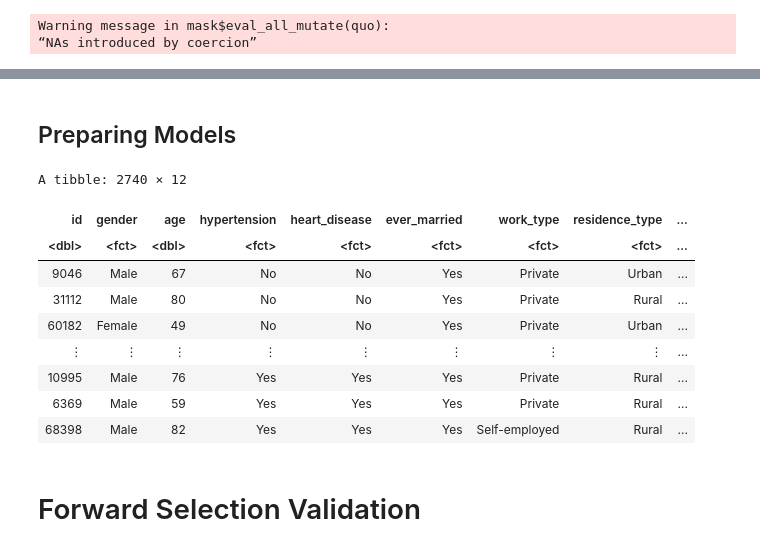
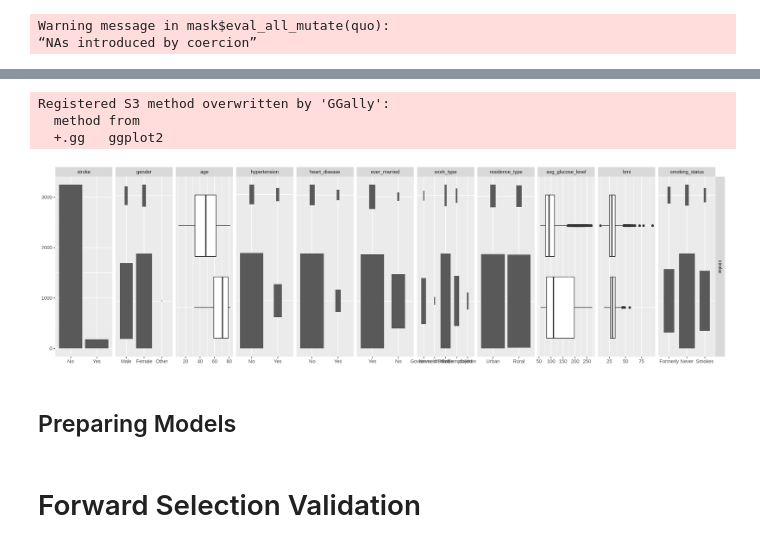
Before and after one commit to 21chanas3/dsci100-group73, a Jupyter notebook: main.ipynb, the cells around one changed output, grey strips where cells are left out. Cells and saved outputs as stored; diff of their text form; code cells hidden in the pictures.

```diff
--- a/main.ipynb
+++ b/main.ipynb
@@ -204,18 +206,23 @@ stroke_prelim_vis
+# %%
+library(GGally)
+library(broom)
+
+options(repr.plot.height = 5, repr.plot.width = 17)
+
+pm_pairs <- stroke %>%
+  select(stroke, gender:stroke) %>%
+  ggpairs()
+
+pm_pairs$nrow <- 1
+pm_pairs$yAxisLabels <- pm_pairs$yAxisLabels[1]
+print(pm_pairs)
+# %% [output]
+Registered S3 method overwritten by 'GGally':
+  method from
+  +.gg   ggplot2
+[figure, added]
 # %% [markdown]
 ## Preparing Models
-# %%
-stroke_training
-# %% [output]
-A tibble: 2740 × 12
-| id | gender | age | hypertension | heart_disease | ever_married | work_type | residence_type | ... |
-| <dbl> | <fct> | <dbl> | <fct> | <fct> | <fct> | <fct> | <fct> | ... |
-| 9046 | Male | 67 | No | No | Yes | Private | Urban | ... |
-| 31112 | Male | 80 | No | No | Yes | Private | Rural | ... |
-| 60182 | Female | 49 | No | No | Yes | Private | Urban | ... |
-| ⋮ | ⋮ | ⋮ | ⋮ | ⋮ | ⋮ | ⋮ | ⋮ | ... |
-| 10995 | Male | 76 | Yes | Yes | Yes | Private | Rural | ... |
-| 6369 | Male | 59 | Yes | Yes | Yes | Private | Rural | ... |
-| 68398 | Male | 82 | Yes | Yes | Yes | Self-employed | Rural | ... |
 # %% [markdown]
 # Forward Selection Validation
 # %% [markdown]
```
Also changed, not shown: parts of 38 cells of this notebook.
